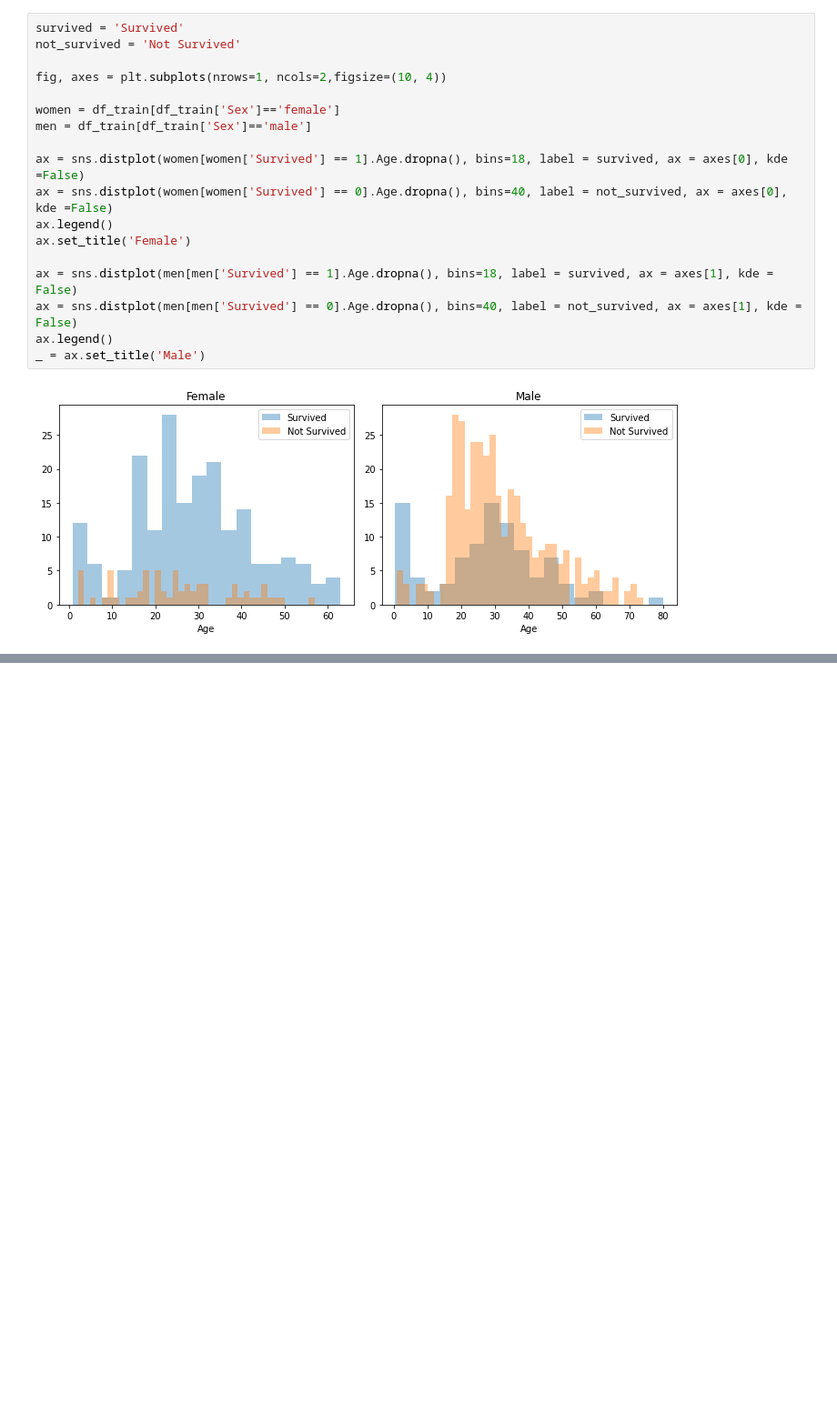
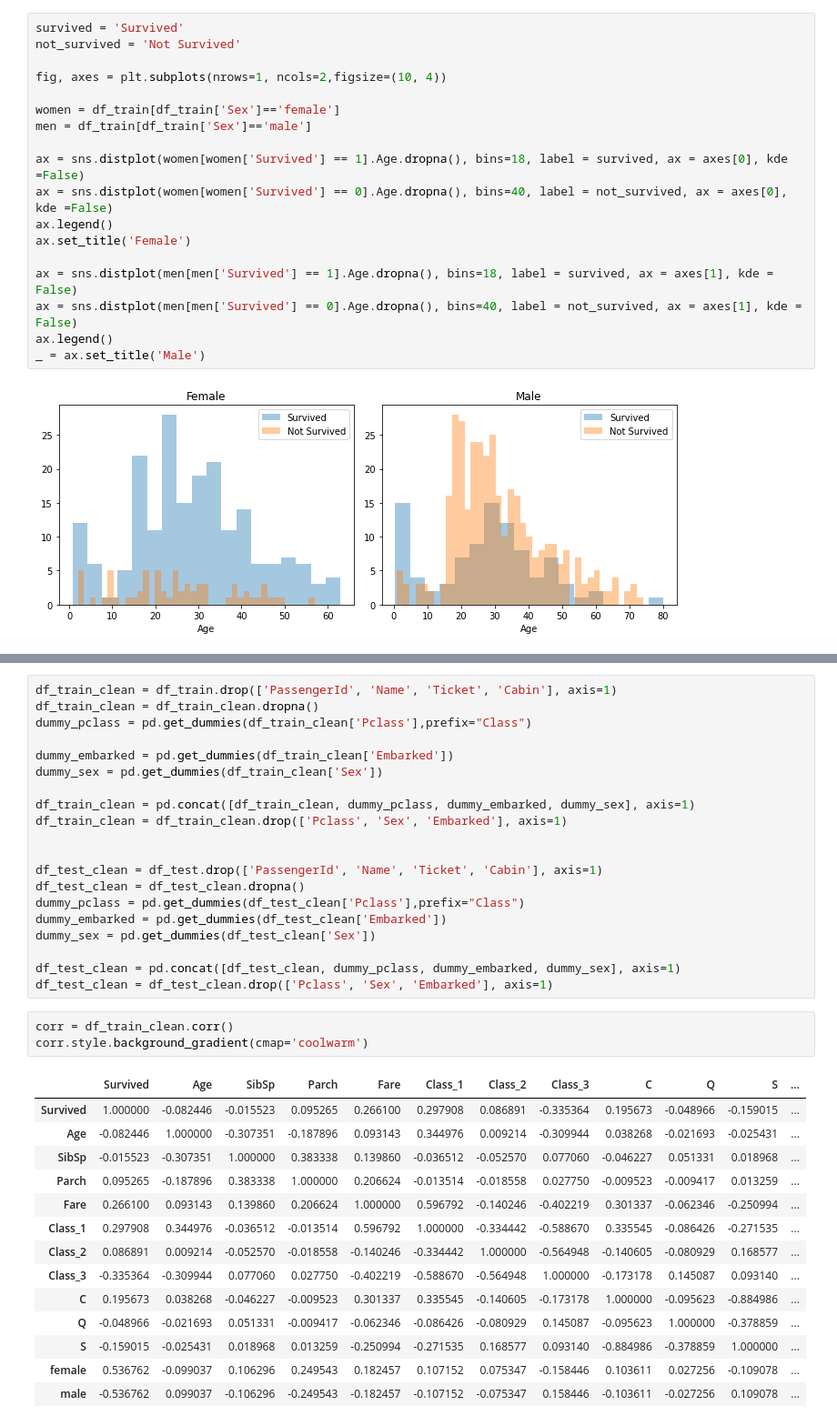
Before and after one commit to A01749373/retoTitanic, a Jupyter notebook: retoTitanic.ipynb, the cells around one changed output, grey strips where cells are left out. Shown: that part at 91% size. Saved outputs shown, nothing was run; the diff lists cells and outputs as text; blank space fills up the shorter version.

```diff
--- a/retoTitanic.ipynb
+++ b/retoTitanic.ipynb
@@ -195,0 +205,38 @@ _ = ax.set_title('Male')
+# %%
+df_train_clean = df_train.drop(['PassengerId', 'Name', 'Ticket', 'Cabin'], axis=1)
+df_train_clean = df_train_clean.dropna()
+dummy_pclass = pd.get_dummies(df_train_clean['Pclass'],prefix="Class")
+
+dummy_embarked = pd.get_dummies(df_train_clean['Embarked'])
+dummy_sex = pd.get_dummies(df_train_clean['Sex'])
+
+df_train_clean = pd.concat([df_train_clean, dummy_pclass, dummy_embarked, dummy_sex], axis=1)
+df_train_clean = df_train_clean.drop(['Pclass', 'Sex', 'Embarked'], axis=1)
+
+
+df_test_clean = df_test.drop(['PassengerId', 'Name', 'Ticket', 'Cabin'], axis=1)
+df_test_clean = df_test_clean.dropna()
+dummy_pclass = pd.get_dummies(df_test_clean['Pclass'],prefix="Class")
+dummy_embarked = pd.get_dummies(df_test_clean['Embarked'])
+dummy_sex = pd.get_dummies(df_test_clean['Sex'])
+
+df_test_clean = pd.concat([df_test_clean, dummy_pclass, dummy_embarked, dummy_sex], axis=1)
+df_test_clean = df_test_clean.drop(['Pclass', 'Sex', 'Embarked'], axis=1)
+# %%
+corr = df_train_clean.corr()
+corr.style.background_gradient(cmap='coolwarm')
+# %% [output]
+|  | Survived | Age | SibSp | Parch | Fare | Class_1 | Class_2 | Class_3 | C | Q | S | ... |
+| Survived | 1.000000 | -0.082446 | -0.015523 | 0.095265 | 0.266100 | 0.297908 | 0.086891 | -0.335364 | 0.195673 | -0.048966 | -0.159015 | ... |
+| Age | -0.082446 | 1.000000 | -0.307351 | -0.187896 | 0.093143 | 0.344976 | 0.009214 | -0.309944 | 0.038268 | -0.021693 | -0.025431 | ... |
+| SibSp | -0.015523 | -0.307351 | 1.000000 | 0.383338 | 0.139860 | -0.036512 | -0.052570 | 0.077060 | -0.046227 | 0.051331 | 0.018968 | ... |
+| Parch | 0.095265 | -0.187896 | 0.383338 | 1.000000 | 0.206624 | -0.013514 | -0.018558 | 0.027750 | -0.009523 | -0.009417 | 0.013259 | ... |
+| Fare | 0.266100 | 0.093143 | 0.139860 | 0.206624 | 1.000000 | 0.596792 | -0.140246 | -0.402219 | 0.301337 | -0.062346 | -0.250994 | ... |
+| Class_1 | 0.297908 | 0.344976 | -0.036512 | -0.013514 | 0.596792 | 1.000000 | -0.334442 | -0.588670 | 0.335545 | -0.086426 | -0.271535 | ... |
+| Class_2 | 0.086891 | 0.009214 | -0.052570 | -0.018558 | -0.140246 | -0.334442 | 1.000000 | -0.564948 | -0.140605 | -0.080929 | 0.168577 | ... |
+| Class_3 | -0.335364 | -0.309944 | 0.077060 | 0.027750 | -0.402219 | -0.588670 | -0.564948 | 1.000000 | -0.173178 | 0.145087 | 0.093140 | ... |
+| C | 0.195673 | 0.038268 | -0.046227 | -0.009523 | 0.301337 | 0.335545 | -0.140605 | -0.173178 | 1.000000 | -0.095623 | -0.884986 | ... |
+| Q | -0.048966 | -0.021693 | 0.051331 | -0.009417 | -0.062346 | -0.086426 | -0.080929 | 0.145087 | -0.095623 | 1.000000 | -0.378859 | ... |
+| S | -0.159015 | -0.025431 | 0.018968 | 0.013259 | -0.250994 | -0.271535 | 0.168577 | 0.093140 | -0.884986 | -0.378859 | 1.000000 | ... |
+| female | 0.536762 | -0.099037 | 0.106296 | 0.249543 | 0.182457 | 0.107152 | 0.075347 | -0.158446 | 0.103611 | 0.027256 | -0.109078 | ... |
+| male | -0.536762 | 0.099037 | -0.106296 | -0.249543 | -0.182457 | -0.107152 | -0.075347 | 0.158446 | -0.103611 | -0.027256 | 0.109078 | ... |
```
Also changed, not shown: parts of 9 cells of this notebook.
